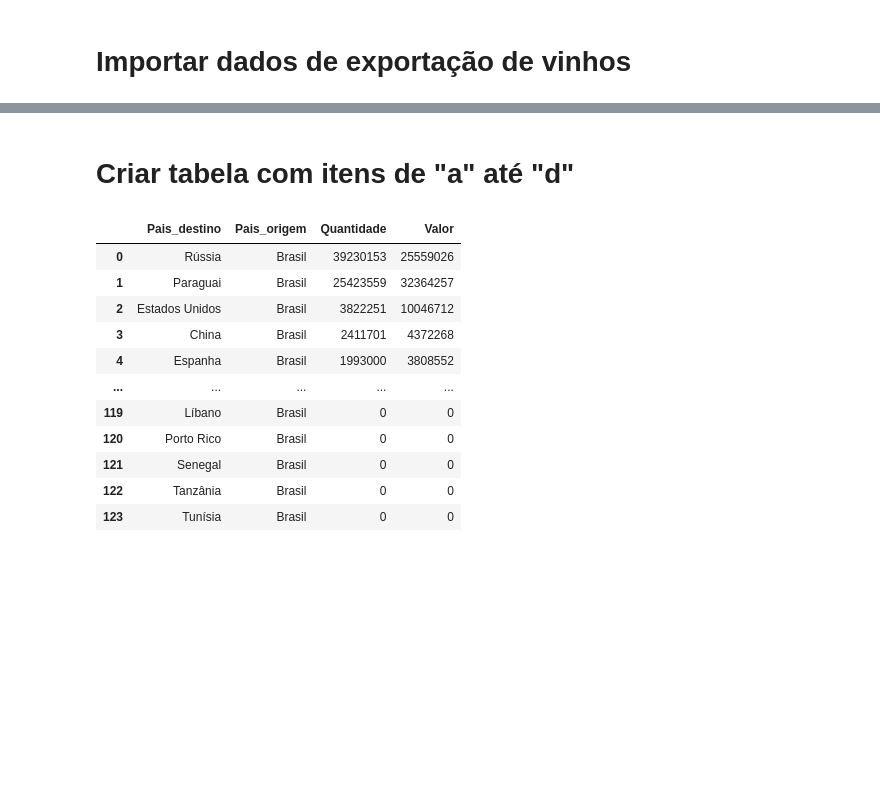
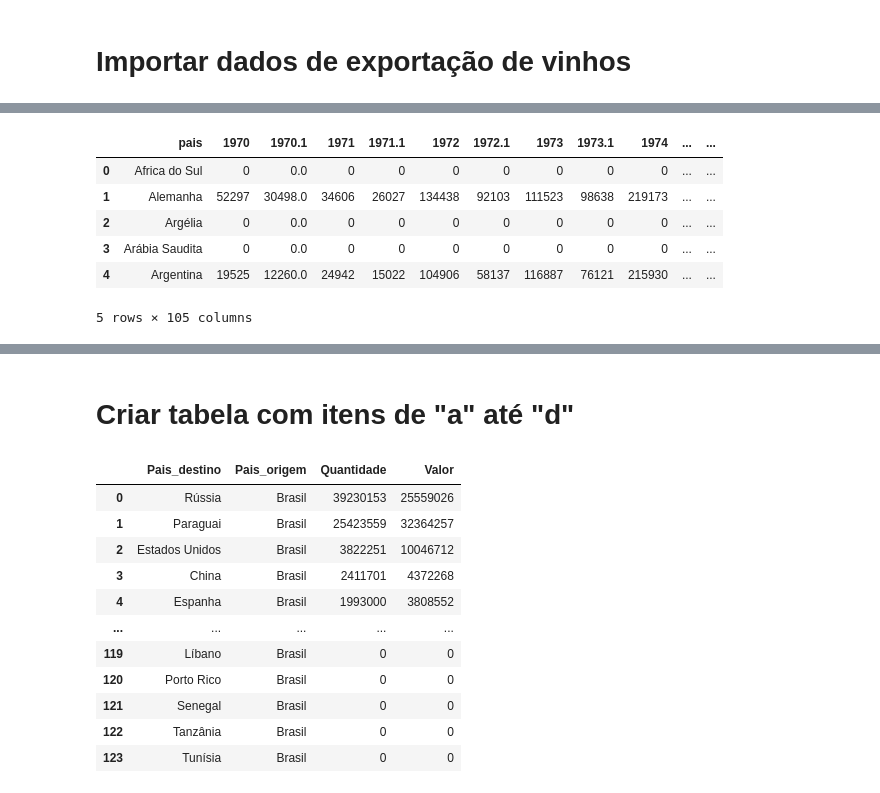
Before and after one commit to MCardosoDev/Tech_Challenge_Fase1, a Jupyter notebook: Tech_Challenge.ipynb, the cells around one changed output, grey strips where cells are left out. Saved outputs shown, nothing was run; the diff lists cells and outputs as text; code cells hidden in the pictures; blank space fills up the shorter version.

```diff
--- a/Tech_Challenge.ipynb
+++ b/Tech_Challenge.ipynb
@@ -199,0 +70,11 @@ total_ano.head()
+# %%
+dataset_imp.rename(columns={"País": "pais"}, inplace=True)
+dataset_imp.head()
+# %% [output]
+|  | pais | 1970 | 1970.1 | 1971 | 1971.1 | 1972 | 1972.1 | 1973 | 1973.1 | 1974 | ... | ... |
+| 0 | Africa do Sul | 0 | 0.0 | 0 | 0 | 0 | 0 | 0 | 0 | 0 | ... | ... |
+| 1 | Alemanha | 52297 | 30498.0 | 34606 | 26027 | 134438 | 92103 | 111523 | 98638 | 219173 | ... | ... |
+| 2 | Argélia | 0 | 0.0 | 0 | 0 | 0 | 0 | 0 | 0 | 0 | ... | ... |
+| 3 | Arábia Saudita | 0 | 0.0 | 0 | 0 | 0 | 0 | 0 | 0 | 0 | ... | ... |
+| 4 | Argentina | 19525 | 12260.0 | 24942 | 15022 | 104906 | 58137 | 116887 | 76121 | 215930 | ... | ... |
+5 rows × 105 columns
```
Also changed, not shown: parts of 71 cells of this notebook, 2 other files.
